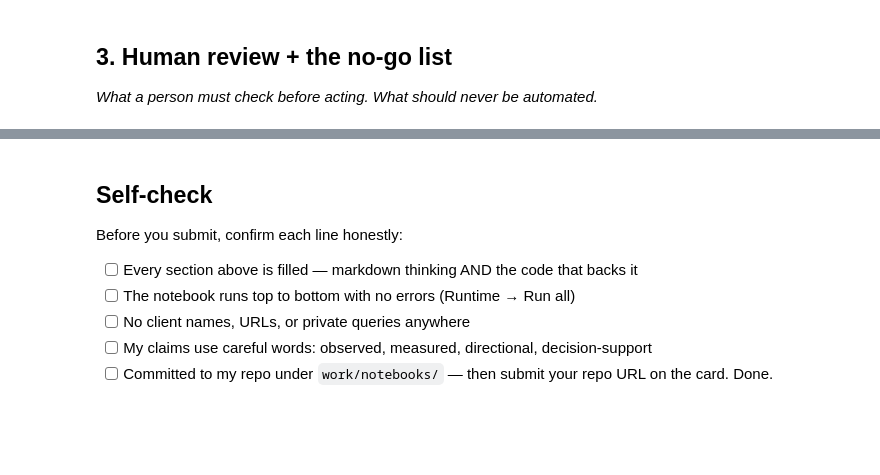
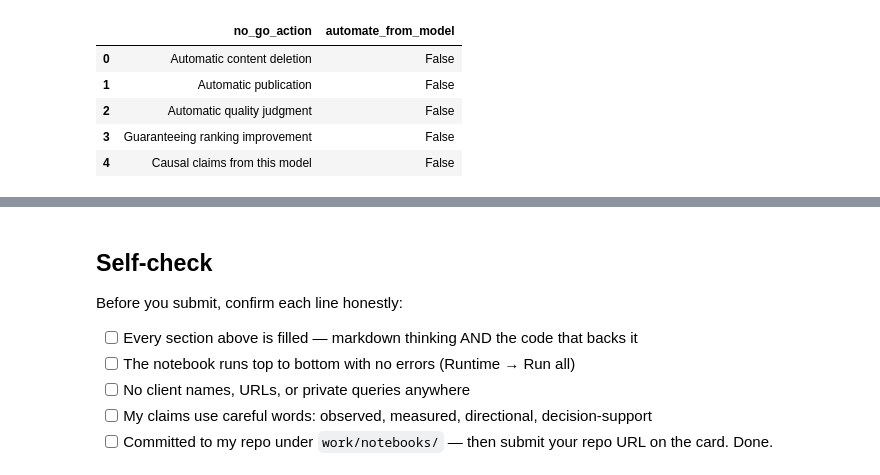
Before and after one commit to Srinadh2314/srinadh-flyrank-intership, a Jupyter notebook: work/notebooks/w07_action_playbook.ipynb, the cells around one changed output, grey strips where cells are left out. Saved outputs shown, nothing was run; the diff lists cells and outputs as text; code cells hidden in the pictures; blank space fills up the shorter version.

```diff
--- a/work/notebooks/w07_action_playbook.ipynb
+++ b/work/notebooks/w07_action_playbook.ipynb
@@ -20,7 +232,24 @@ This skeleton is yours to fill. Work the sections **in order** — each one has
 # %%
 # This cell is for CODE (numbers, a query, a check).
 # Write your text answer in the cell ABOVE this one — typing sentences here breaks Run All.
+no_go_items = [
+    "Automatic content deletion",
+    "Automatic publication",
+    "Automatic quality judgment",
+    "Guaranteeing ranking improvement",
+    "Causal claims from this model"
+]
+
+no_go_table = pd.DataFrame({
+    "no_go_action": no_go_items,
+    "automate_from_model": [False] * len(no_go_items)
+})
+
+display(no_go_table)
+# %% [output]
+|  | no_go_action | automate_from_model |
+| 0 | Automatic content deletion | False |
+| 1 | Automatic publication | False |
+| 2 | Automatic quality judgment | False |
+| 3 | Guaranteeing ranking improvement | False |
+| 4 | Causal claims from this model | False |
-# %% [markdown]
-## 3. Human review + the no-go list
-
-*What a person must check before acting. What should never be automated.*
```
Also changed, not shown: parts of 15 cells of this notebook.
